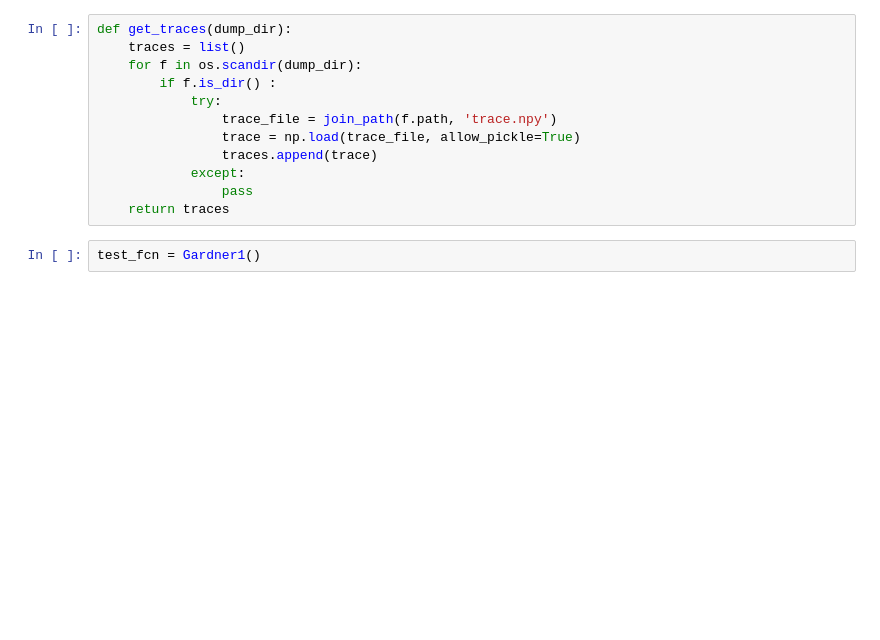
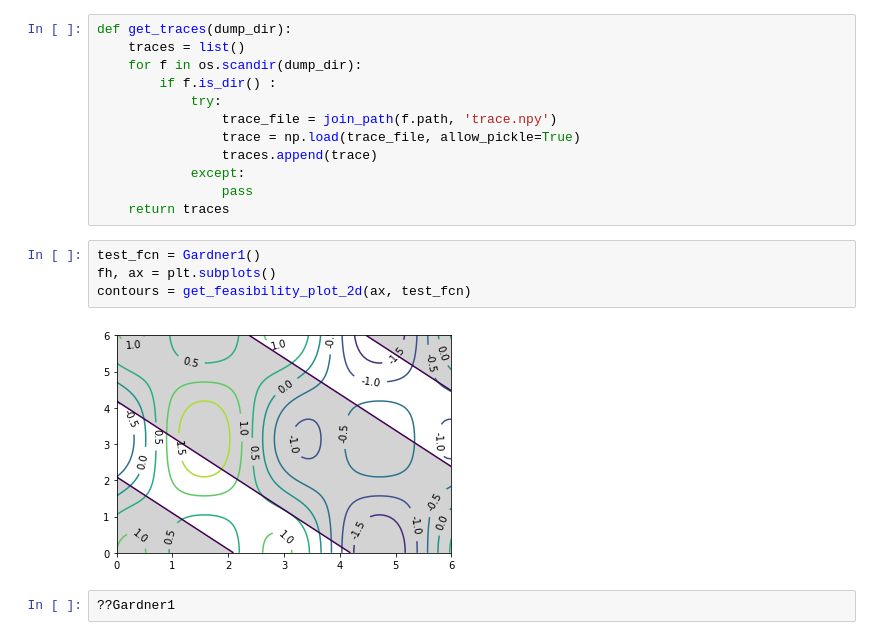
Before and after one commit to stys/albo, a Jupyter notebook: experiments/tasks/gardner1_classic/gardner1_plots.ipynb, the cells around one changed output. Drawn from its saved outputs; the diff is of its cells as text; blank space fills up the shorter version.

```diff
--- a/experiments/tasks/gardner1_classic/gardner1_plots.ipynb
+++ b/experiments/tasks/gardner1_classic/gardner1_plots.ipynb
@@ -23,6 +25,12 @@ def get_traces(dump_dir):
             except:
                 pass
     return traces
+# %%
+test_fcn = Gardner1()
+fh, ax = plt.subplots()
+contours = get_feasibility_plot_2d(ax, test_fcn)
+# %% [output]
+[figure, added]
 # %%
-test_fcn = Gardner1()
+??Gardner1
 # %%
```
Also changed, not shown: parts of 3 cells of this notebook, 3 other files.
